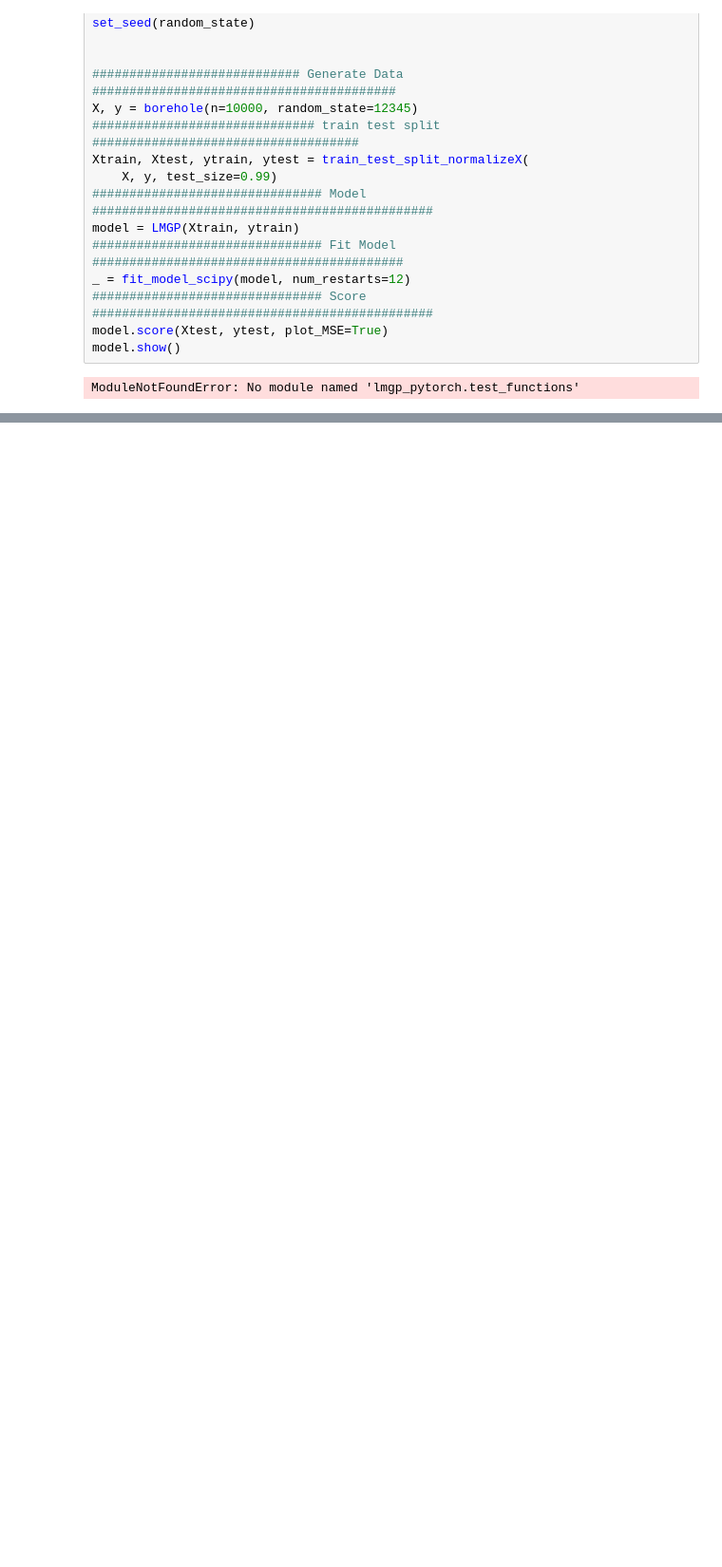
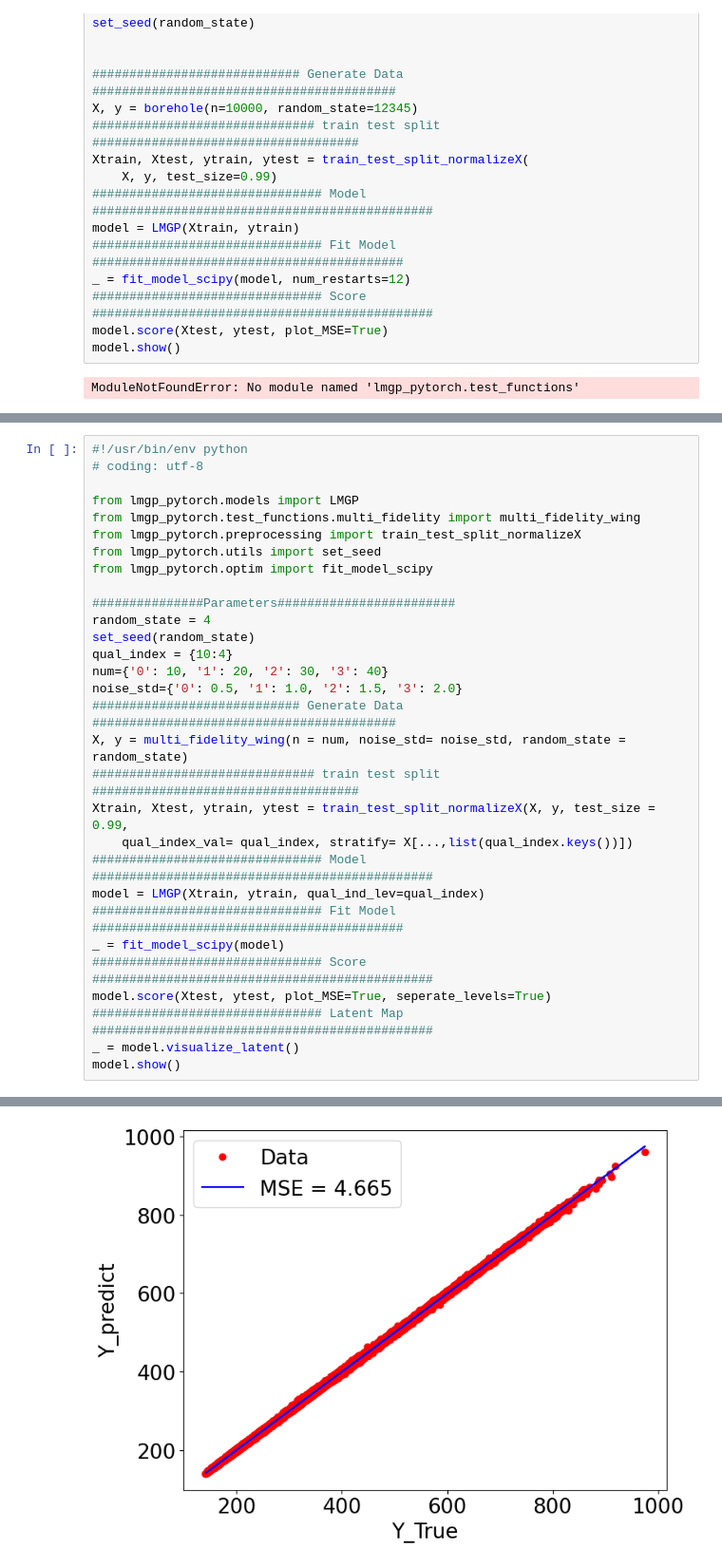
Before and after one commit to yiping514/LMGP, a Jupyter notebook: notebooks/Examples.ipynb, the cells around one changed output, grey strips where cells are left out. Shown at 95% size. Saved outputs shown, nothing was run; the diff lists cells and outputs as text; blank space fills up the shorter version.

Commit message:
can run mf wing

```diff
--- a/notebooks/Examples.ipynb
+++ b/notebooks/Examples.ipynb
@@ -27,0 +59,31 @@ ModuleNotFoundError: No module named 'lmgp_pytorch.test_functions'
+# %%
+#!/usr/bin/env python
+# coding: utf-8
+
+from lmgp_pytorch.models import LMGP
+from lmgp_pytorch.test_functions.multi_fidelity import multi_fidelity_wing
+from lmgp_pytorch.preprocessing import train_test_split_normalizeX
+from lmgp_pytorch.utils import set_seed
+from lmgp_pytorch.optim import fit_model_scipy
+
+###############Parameters########################
+random_state = 4
+set_seed(random_state)
+qual_index = {10:4}
+num={'0': 10, '1': 20, '2': 30, '3': 40}
+noise_std={'0': 0.5, '1': 1.0, '2': 1.5, '3': 2.0}
+############################ Generate Data #########################################
+X, y = multi_fidelity_wing(n = num, noise_std= noise_std, random_state = random_state)
+############################## train test split ####################################
+Xtrain, Xtest, ytrain, ytest = train_test_split_normalizeX(X, y, test_size = 0.99,
+    qual_index_val= qual_index, stratify= X[...,list(qual_index.keys())])
+############################### Model ##############################################
+model = LMGP(Xtrain, ytrain, qual_ind_lev=qual_index)
+############################### Fit Model ##########################################
+_ = fit_model_scipy(model)
+############################### Score ##############################################
+model.score(Xtest, ytest, plot_MSE=True, seperate_levels=True)
+############################### Latent Map ##############################################
+_ = model.visualize_latent()
+model.show()
+# %% [output]
@@ -27,0 +107 @@ ModuleNotFoundError: No module named 'lmgp_pytorch.test_functions'
+[figure, added]
```
Also changed, not shown: parts of 4 cells of this notebook, 3 other files.
